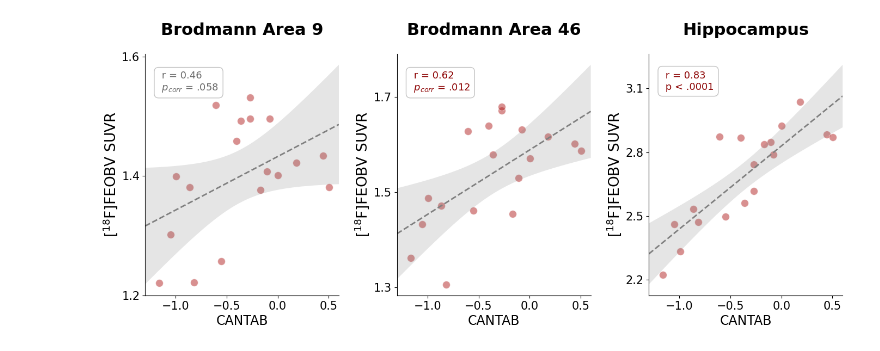
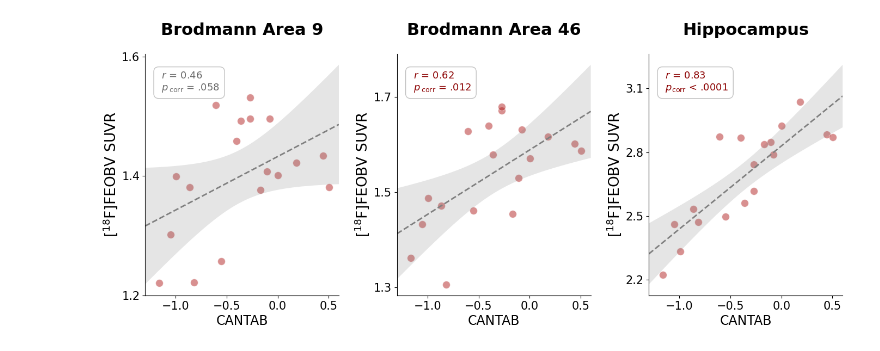
Before and after one commit to zsaint1/FEOBV-PET_Brain, a Jupyter notebook: visualization/Figure2__ROI_SUVRs_by_CANTAB.ipynb, the cells around one changed output. Saved outputs shown, nothing was run; the diff lists cells and outputs as text; code cells hidden in the pictures.

```diff
--- a/visualization/Figure2__ROI_SUVRs_by_CANTAB.ipynb
+++ b/visualization/Figure2__ROI_SUVRs_by_CANTAB.ipynb
@@ -88,38 +88,38 @@ for roi, (ax, ROI) in enumerate(zip(axes, ['BA9', 'BA46', 'HIP'])):
 	ax.set_xlabel(X_label, fontsize=17)
 	ax.set_xticks(xticks)
 	ax.set_xlim([-1.3, 0.6])
 	ax.tick_params(axis='both', labelsize=15)
 	sns.despine(ax=ax)
 
 	## Corrected p values (Holm-Bonferroni)
 	r_val = r_stats[roi]
 	p_val = p_corrected[roi]
 
-	## Format p-value string
+	## Format stats text
 	stats_color = 'darkred' if reject_null_hyp[roi] else 'dimgray'
+	r_text = f"$\\mathit{{r}}$ = {r_val:.2f}"
 	if p_val < 0.0001:
-		p_text = "p < .0001"
+		p_text = r"$\mathit{p}_{\mathrm{corr}}$ < .0001"
 	else:
 		p_str = f"{p_val:.3f}".replace('0.', '.')
-		p_text = f"$\\mathit{{p}}_{{corr}}$ = {p_str}"
-
+		p_text = r"$\mathit{p}_{\,\mathrm{corr}}$" + f" = {p_str}"
 	ax.text(
-		0.07, 0.93, f' r = {r_val:.2f}\n {p_text}',
+		0.07, 0.93, f' {r_text}\n {p_text}',
 		transform=ax.transAxes,
 		fontsize=13,
 		color=stats_color,
 		verticalalignment='top',
 		horizontalalignment='left',
-		bbox=dict(boxstyle='round,pad=0.45', edgecolor='darkgrey', facecolor='white', alpha=0.7)
+		bbox=dict(boxstyle='round,pad=0.5', edgecolor='darkgrey', facecolor='white', alpha=0.7)
 	)
 
 
 ## adjust layout
 plt.tight_layout(pad=5.0)
 plt.subplots_adjust(wspace=0.3)
 
 ## Save and show
-plt.savefig(f'plots/patients_only__{X_var}_BA9-46_and_HIP_correlations.jpg', dpi=700, bbox_inches='tight')
+plt.savefig(f'plots/Figure2_BA9-46_and_HIP_SUVRs_by_CANTAB_composite_score_in_Schizophrenia_with_correlations_stats.png', dpi=700, bbox_inches='tight')
 plt.show()
 # %% [output]
-[figure, old version]
+[figure, new version]
```
Also changed, not shown: 3 other files.
